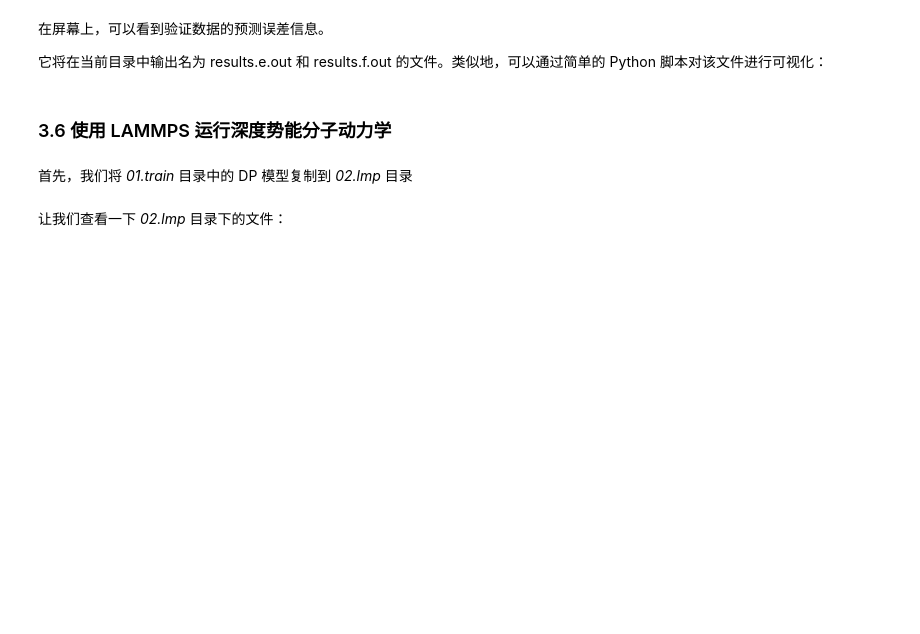
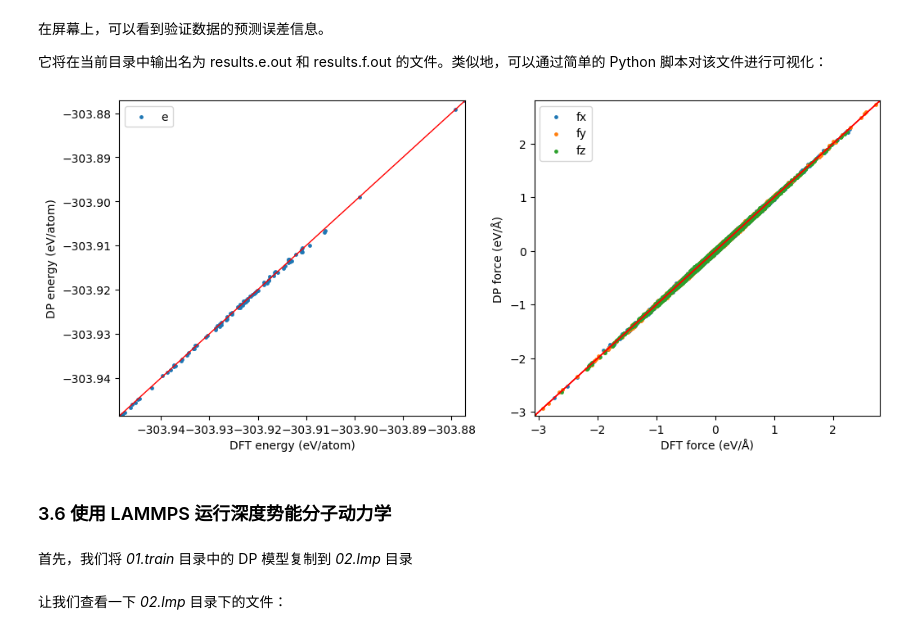
Before and after one commit to dptech-corp/bohrium-notebook, a Jupyter notebook: Proem/CH/LiCl_DP_Tutorial_1.ipynb, the cells around one changed output. Drawn from its saved outputs; the diff is of its cells as text; code cells hidden in the pictures; blank space fills up the shorter version.

```diff
--- a/Proem/CH/LiCl_DP_Tutorial_1.ipynb
+++ b/Proem/CH/LiCl_DP_Tutorial_1.ipynb
@@ -1017,35 +1201,37 @@ import matplotlib.pyplot as plt
 def plot(ax, data, key, xlabel, ylabel, min_val, max_val):
     data_key = f'data_{key}'
     pred_key = f'pred_{key}'
     ax.scatter(data[data_key], data[pred_key], label=key, s=6)
     ax.legend()
     ax.set_xlabel(xlabel)
     ax.set_ylabel(ylabel)
     ax.set_xlim(min_val, max_val)
     ax.set_ylim(min_val, max_val)
     ax.plot([min_val, max_val], [min_val, max_val], 'r', lw=1)
 
 # 读取数据，并对e数据进行原子化处理
 natom = 64
-data_e = np.genfromtxt("results.e.out", names=["data_e", "pred_e"])
-data_f = np.genfromtxt("results.f.out", names=["data_fx", "data_fy", "data_fz", "pred_fx", "pred_fy", "pred_fz"])
+data_e = np.genfromtxt("./LiCl_DP_Tutorial_Example/chapter3/01.train/results.e.out", names=["data_e", "pred_e"])
+data_f = np.genfromtxt("./LiCl_DP_Tutorial_Example/chapter3/01.train/results.f.out", names=["data_fx", "data_fy", "data_fz", "pred_fx", "pred_fy", "pred_fz"])
 
 for col in ['data_e', 'pred_e']:
     data_e[col] /= natom
 
 # 计算e和f的最小值和最大值
 data_e_stacked = np.column_stack((data_e['data_e'], data_e['pred_e']))
 data_f_stacked = np.column_stack((data_f['data_fx'], data_f['data_fy'], data_f['data_fz'], data_f['pred_fx'], data_f['pred_fy'], data_f['pred_fz']))
 
 min_val_e, max_val_e = np.min(data_e_stacked), np.max(data_e_stacked)
 min_val_f, max_val_f = np.min(data_f_stacked), np.max(data_f_stacked)
 
 # 绘制散点图并保存结果
 fig, axs = plt.subplots(1, 2, figsize=(12, 5))
 plot(axs[0], data_e, 'e', 'DFT energy (eV/atom)', 'DP energy (eV/atom)', min_val_e, max_val_e)
 for force_direction in ['fx', 'fy', 'fz']:
     plot(axs[1], data_f, force_direction, 'DFT force (eV/Å)', 'DP force (eV/Å)', min_val_f, max_val_f)
 plt.show()
+# %% [output]
+[figure, added]
 # %% [markdown]
 ### 3.6 使用 LAMMPS 运行深度势能分子动力学
 # %% [markdown]
```
Also changed, not shown: parts of 23 cells of this notebook, 20 other files.
